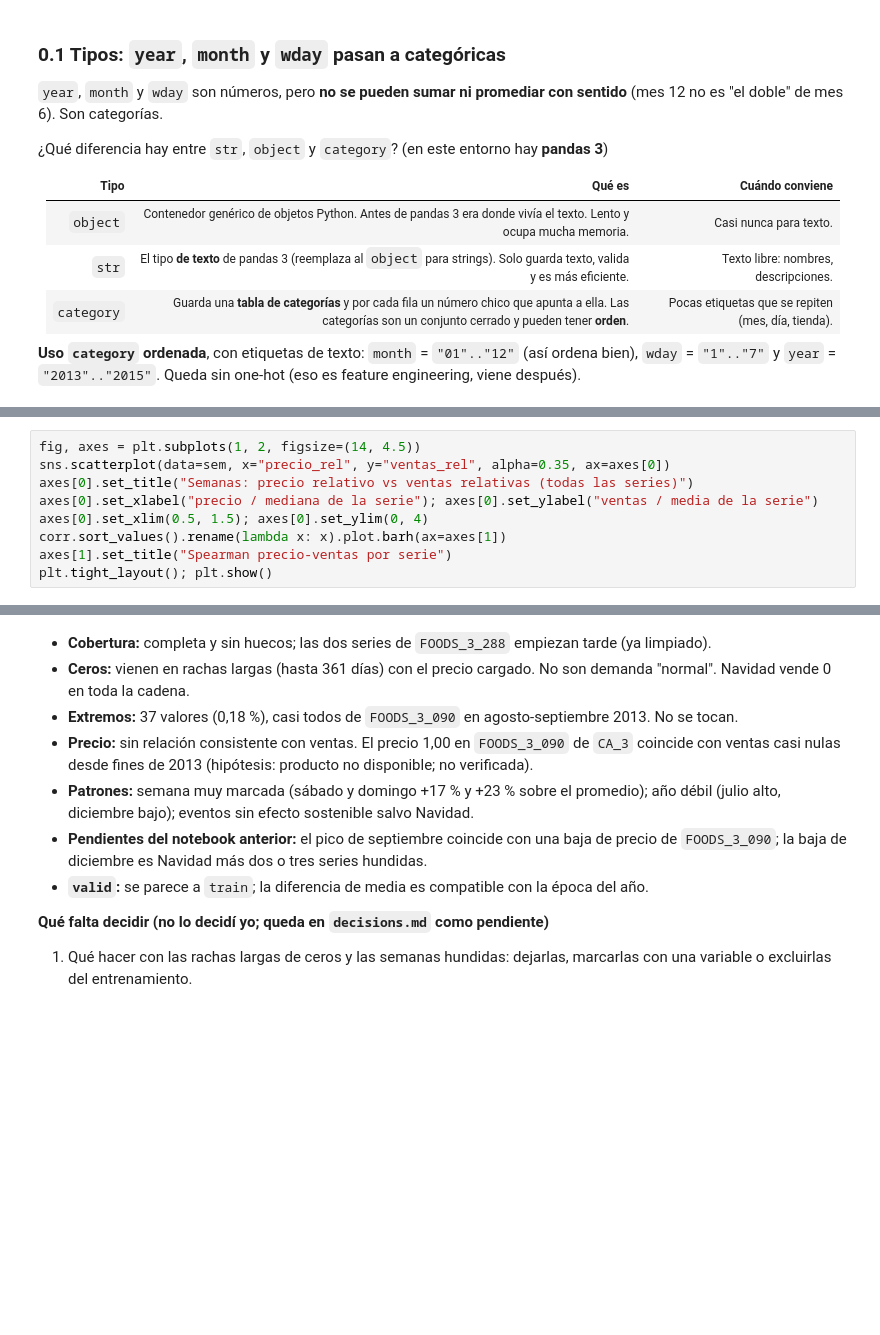
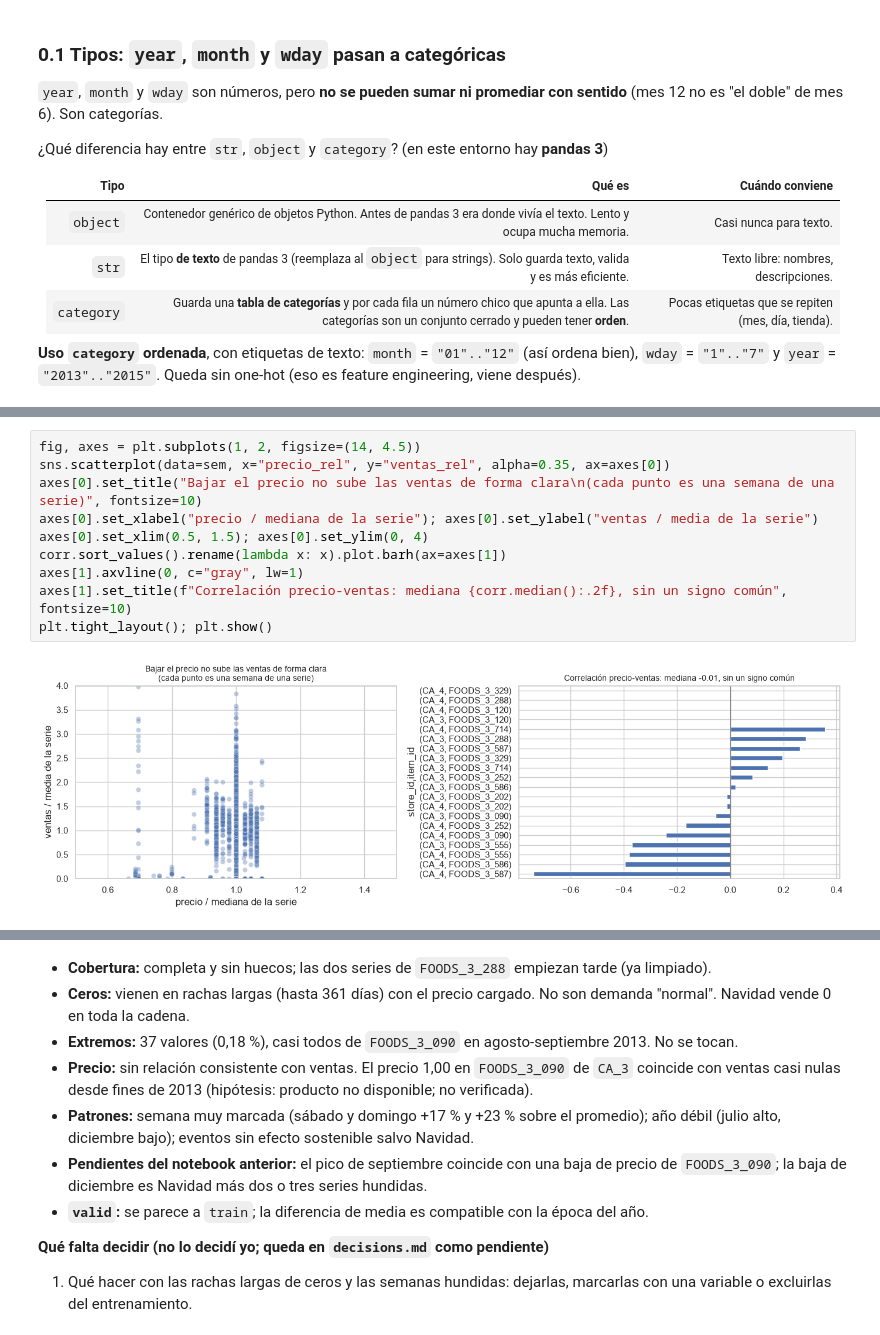
Before and after one commit to agus-chaud/forecasting-retail, a Jupyter notebook: 03_notebooks/03_Calidad_Datos_EDA.ipynb, the cells around one changed output, grey strips where cells are left out. Cells and saved outputs as stored; diff of their text form; blank space fills up the shorter version.

```diff
--- a/03_notebooks/03_Calidad_Datos_EDA.ipynb
+++ b/03_notebooks/03_Calidad_Datos_EDA.ipynb
@@ -342,12 +557,15 @@ sem.groupby("movimiento", observed=True).agg(semanas=("ventas_rel", "size"), ven
 # %%
 fig, axes = plt.subplots(1, 2, figsize=(14, 4.5))
 sns.scatterplot(data=sem, x="precio_rel", y="ventas_rel", alpha=0.35, ax=axes[0])
-axes[0].set_title("Semanas: precio relativo vs ventas relativas (todas las series)")
+axes[0].set_title("Bajar el precio no sube las ventas de forma clara\n(cada punto es una semana de una serie)", fontsize=10)
 axes[0].set_xlabel("precio / mediana de la serie"); axes[0].set_ylabel("ventas / media de la serie")
 axes[0].set_xlim(0.5, 1.5); axes[0].set_ylim(0, 4)
 corr.sort_values().rename(lambda x: x).plot.barh(ax=axes[1])
-axes[1].set_title("Spearman precio-ventas por serie")
+axes[1].axvline(0, c="gray", lw=1)
+axes[1].set_title(f"Correlación precio-ventas: mediana {corr.median():.2f}, sin un signo común", fontsize=10)
 plt.tight_layout(); plt.show()
+# %% [output]
+[figure, added]
 # %%
 # Las semanas con baja de precio venden MENOS que el promedio. Miremos una por una
 bajas = sem[sem["movimiento"] == "baja"].copy()
```
Also changed, not shown: parts of 63 cells of this notebook.
